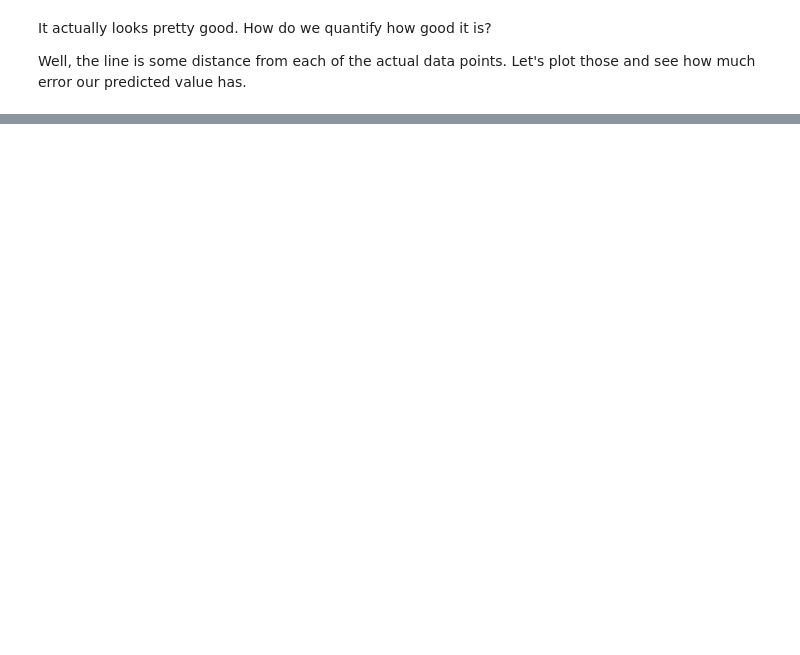
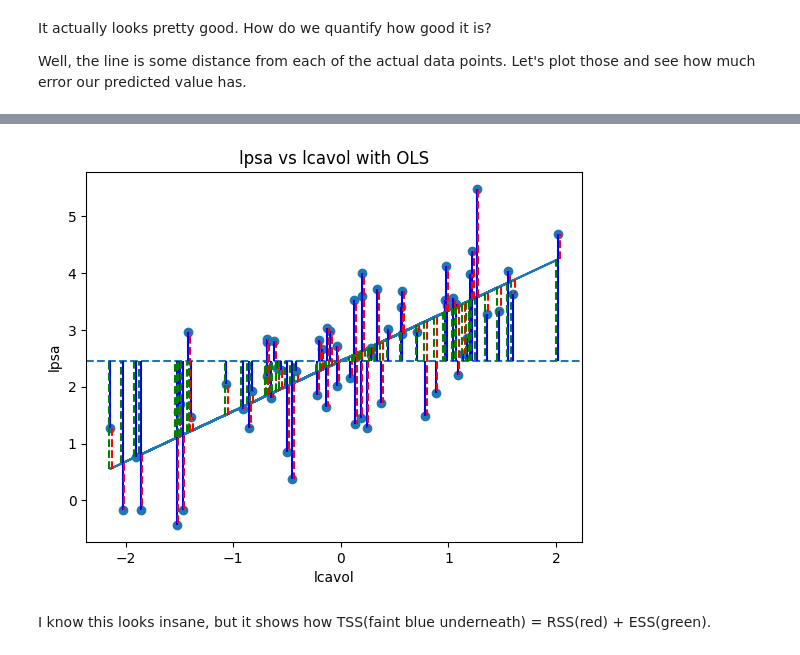
Before and after one commit to hdaniel17/regression, a Jupyter notebook: OLS_basics.ipynb, the cells around one changed output, grey strips where cells are left out. Cells and saved outputs as stored; diff of their text form; code cells hidden in the pictures; blank space fills up the shorter version.

Commit message:
beta estimation, rss, ess, tss

```diff
--- a/OLS_basics.ipynb
+++ b/OLS_basics.ipynb
@@ -81,0 +98,6 @@ plt.scatter(X_train, y_train);
+# %%
+X = np.hstack((np.ones((ols_df.shape[0], 1)), ols_df['lcavol'].values.reshape(-1, 1)))
+y = np.array(ols_df['lpsa'])
+
+beta = np.linalg.inv(X.T @ X) @ (X.T @ y)
+beta
@@ -81,0 +110,5 @@ plt.scatter(X_train, y_train);
+# %%
+ols_df['f_hat'] = beta[0] + beta[1] * ols_df['lcavol']  # Our estimate based on the visual guess
+ols_df['residual'] = ols_df['lpsa'] - ols_df['f_hat']
+ols_df['rss'] = ols_df['residual'] ** 2
+ols_df['rss'].sum()
@@ -81,0 +124,7 @@ plt.scatter(X_train, y_train);
+# %%
+ols_df['cov'] = (ols_df['lcavol'] - ols_df['lcavol'].mean()) * (ols_df['lpsa'] - ols_df['lpsa'].mean())
+ols_df['var_x'] = (ols_df['lcavol'] - ols_df['lcavol'].mean()) ** 2
+beta_1 = ols_df['cov'].sum() / ols_df['var_x'].sum()
+beta_0 = ols_df['lpsa'].mean() - beta_1 * ols_df['lcavol'].mean()
+
+beta_0, beta_1
@@ -81,0 +143,19 @@ plt.scatter(X_train, y_train);
+# %%
+ols_df['tss'] = (ols_df['lpsa'] - ols_df['lpsa'].mean())**2
+ols_df['ess'] = (ols_df['f_hat'] - ols_df['lpsa'].mean())**2
+# %%
+plt.title("lpsa vs lcavol with OLS")
+plt.xlabel("lcavol")
+plt.ylabel("lpsa")
+plt.plot(ols_df['lcavol'], ols_df['f_hat'])  # f_hat
+plt.axhline(y=ols_df['lpsa'].mean(), linestyle='--')  # y_bar
+plt.vlines(ols_df['lcavol'], ols_df['lpsa'], ols_df['lpsa'].mean(), 'b')  # TSS
+plt.vlines(ols_df['lcavol']+0.015, ols_df['f_hat'], ols_df['lpsa'], 'r', linestyles='dashed')  # RSS
+plt.vlines(ols_df['lcavol']-0.015, ols_df['f_hat'], ols_df['lpsa'].mean(), 'g', linestyles='dashed')  # ESS
+
+#plt.vlines(ols_df['lcavol'], ols_df['f_hat'], ols_df['lpsa'], '-r')  # RSS
+plt.scatter(ols_df['lcavol'], ols_df['lpsa']);
+# %% [output]
+[figure, added]
+# %% [markdown]
+I know this looks insane, but it shows how TSS(faint blue underneath) = RSS(red) + ESS(green).
```
Also changed, not shown: parts of 16 cells of this notebook.
